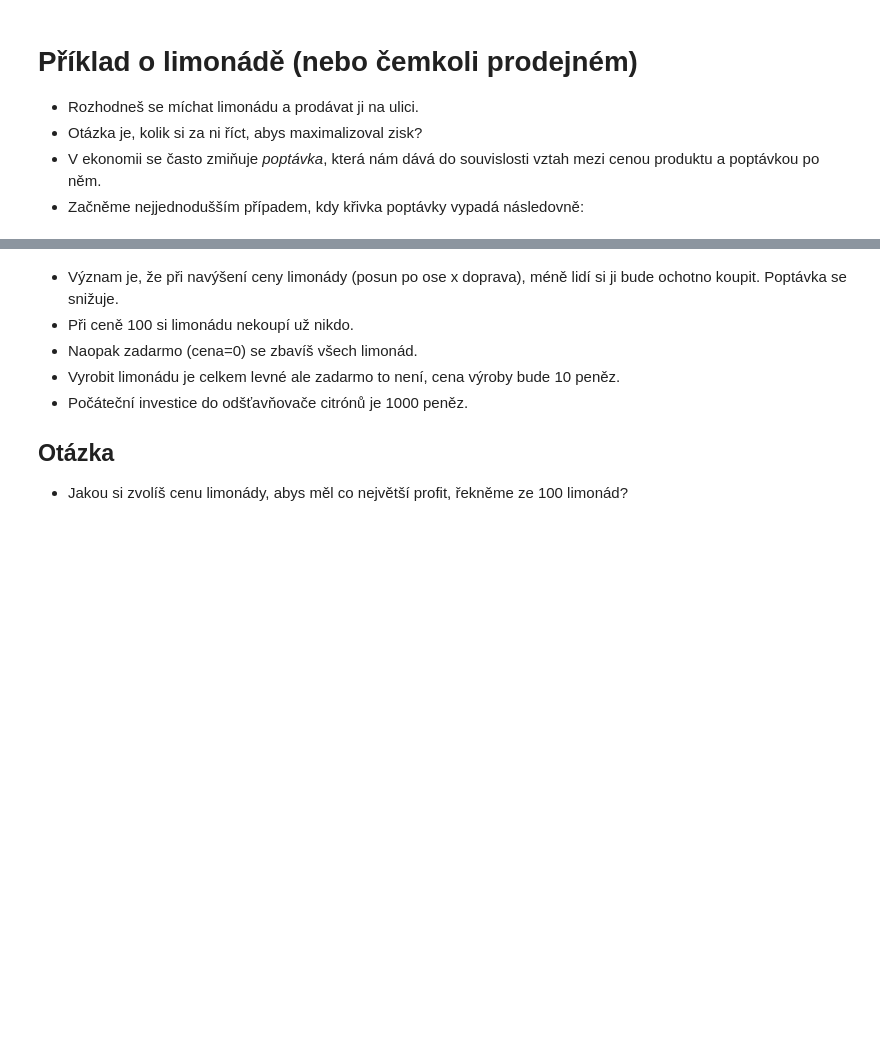
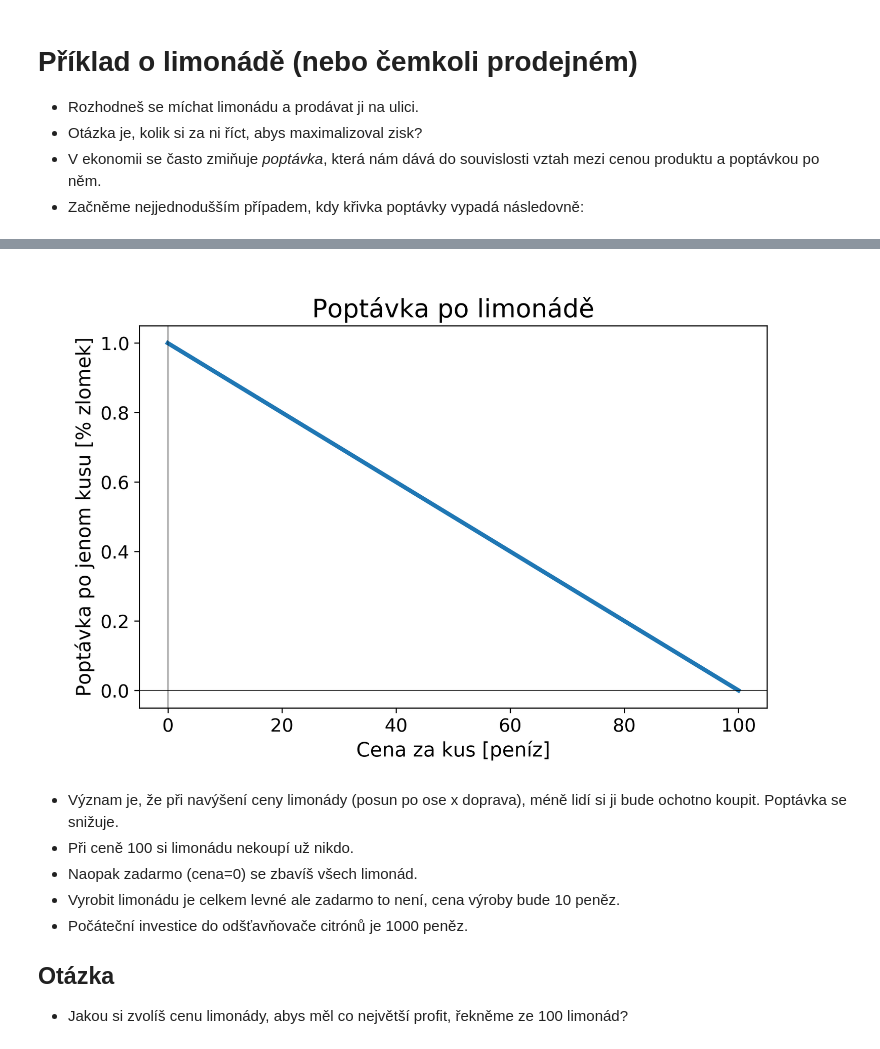
Before and after one commit to palec87/pymarad, a Jupyter notebook: cz/01_kvadraticka/kvadraticka_poptavka_reseni.ipynb, the cells around one changed output, grey strips where cells are left out. Saved outputs shown, nothing was run; the diff lists cells and outputs as text; code cells hidden in the pictures; blank space fills up the shorter version.

Commit message:
quadratic nb changes
- remove the part with 3 vs 1 pizzas
- remove typo
- change Image show in demand excersize

```diff
--- a/cz/01_kvadraticka/kvadraticka_poptavka_reseni.ipynb
+++ b/cz/01_kvadraticka/kvadraticka_poptavka_reseni.ipynb
@@ -15,3 +7,9 @@ display.Image(b64decode(image01), retina=True)
+# %%
+from IPython.display import Image
+
+Image('../../resource/fig/poptavka_lim.png', retina=True)
+# %% [output]
+[figure, added]
 # %% [markdown]
 * Význam je, že při navýšení ceny limonády (posun po ose x doprava), méně lidí si ji bude ochotno koupit. Poptávka se snižuje.
 * Při ceně 100 si limonádu nekoupí už nikdo.
```
Also changed, not shown: parts of 1 cell of this notebook, 9 other files.
